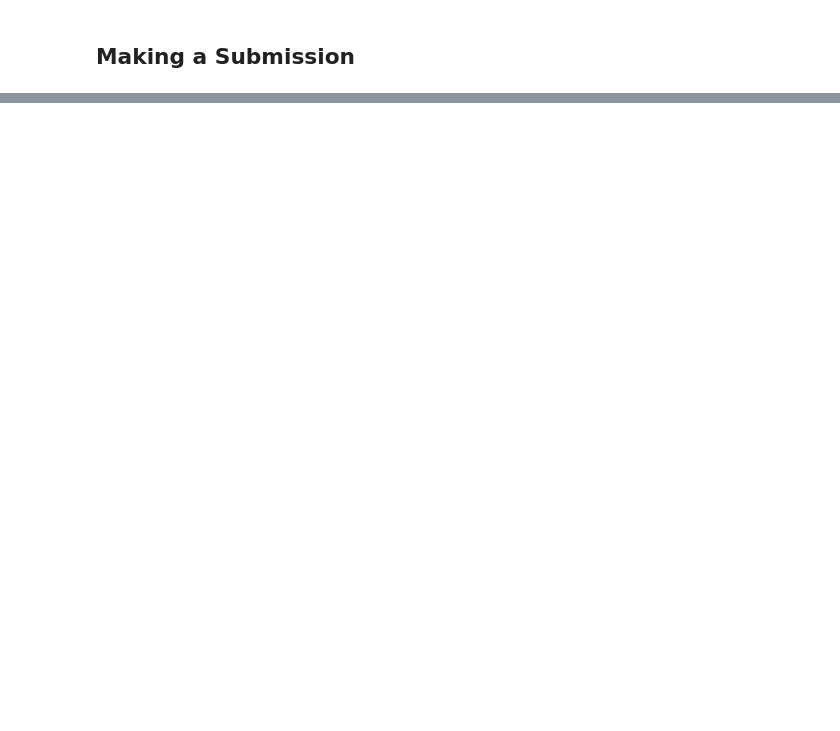
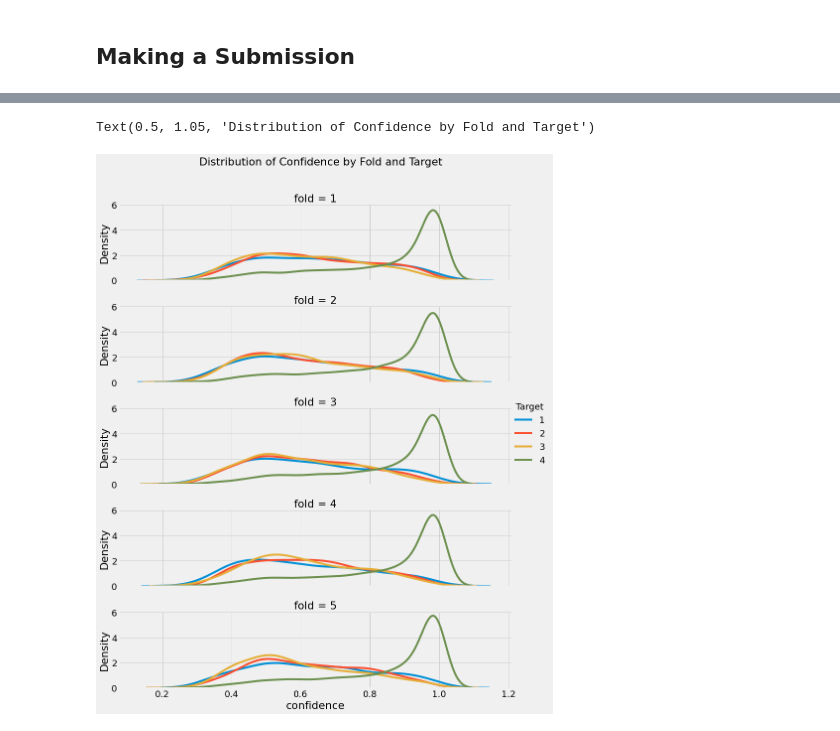
Before and after one commit to sinjy1203/kaggle_studying, a Jupyter notebook: Household_Poverty_1.ipynb, the cells around one changed output, grey strips where cells are left out. Saved outputs shown, nothing was run; the diff lists cells and outputs as text; code cells hidden in the pictures; blank space fills up the shorter version.

```diff
--- a/Household_Poverty_1.ipynb
+++ b/Household_Poverty_1.ipynb
@@ -1151,0 +1257,5 @@ model_results.reset_index(inplace=True)
+# %%
+def macro_f1_score(labels, predictions):
+    predictions = predictions.reshape(len(np.unique(labels)), -1).argmax(axis=0)
+    metric_value = f1_score(labels, predictions, average='macro')
+    return 'macro_f1', metric_value, True
@@ -1151,0 +1349,3 @@ model_results.reset_index(inplace=True)
+# %%
+%%capture --no-display
+predictions, gbm_fi = model_gbm(train_set, train_labels, test_set, test_ids, return_preds=True)
@@ -1151,0 +1364,10 @@ model_results.reset_index(inplace=True)
+# %%
+plt.rcParams['font.size'] = 18
+
+g = sns.FacetGrid(predictions, row='fold', hue='Target', size=3, aspect=4)
+g.map(sns.kdeplot, 'confidence')
+g.add_legend()
+plt.suptitle('Distribution of Confidence by Fold and Target', y=1.05)
+# %% [output]
+Text(0.5, 1.05, 'Distribution of Confidence by Fold and Target')
+[figure, added]
```
Also changed, not shown: parts of 30 cells of this notebook.
